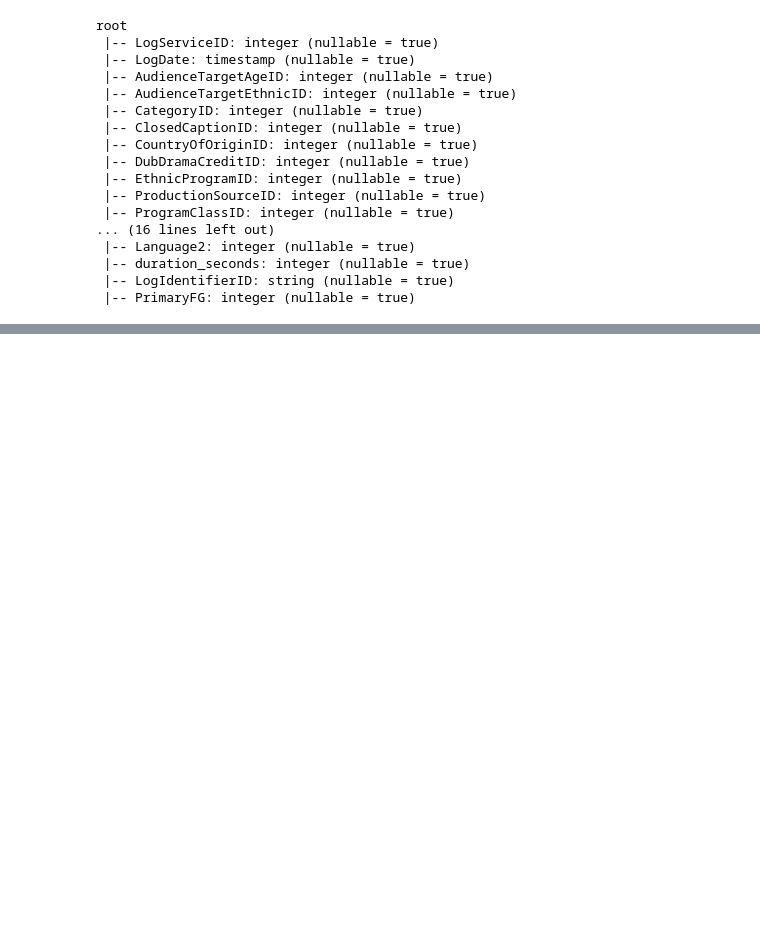
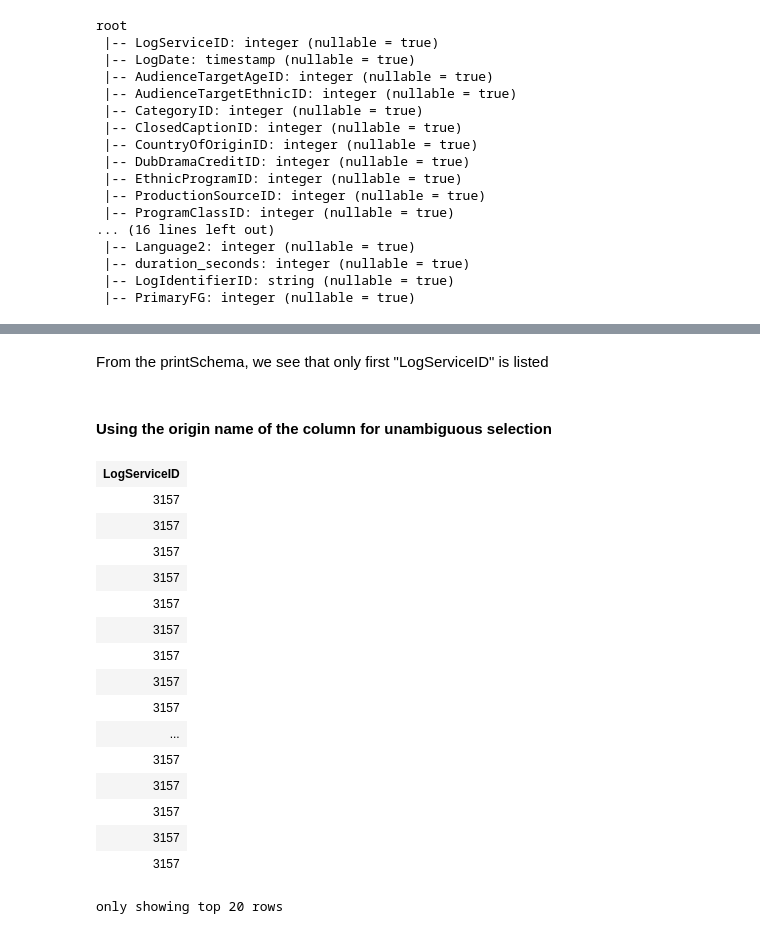
Before and after one commit to pybokeh/jupyter_notebooks, a Jupyter notebook: pyspark/Tutorial/2_Tutorial-Working_With_Tabular_Data.ipynb, the cells around one changed output, grey strips where cells are left out. Drawn from its saved outputs; the diff is of its cells as text; code cells hidden in the pictures; blank space fills up the shorter version.

```diff
--- a/pyspark/Tutorial/2_Tutorial-Working_With_Tabular_Data.ipynb
+++ b/pyspark/Tutorial/2_Tutorial-Working_With_Tabular_Data.ipynb
@@ -517,0 +535,4 @@ root
+# %%
+logs_and_channels = logs.join(log_identifier, "LogServiceID")
+
+logs_and_channels.printSchema()
@@ -517,0 +557,29 @@ root
+# %% [markdown]
+From the printSchema, we see that only first "LogServiceID" is listed
+# %% [markdown]
+#### Using the origin name of the column for unambiguous selection
+# %%
+logs_and_channels_verbose = logs.join(
+    log_identifier, logs["LogServiceID"] == log_identifier["LogServiceID"]
+)
+
+logs_and_channels.drop(log_identifier["LogServiceID"]).select(
+    "LogServiceID")
+# %% [output]
+| LogServiceID |
+| 3157 |
+| 3157 |
+| 3157 |
+| 3157 |
+| 3157 |
+| 3157 |
+| 3157 |
+| 3157 |
+| 3157 |
+| ... |
+| 3157 |
+| 3157 |
+| 3157 |
+| 3157 |
+| 3157 |
+only showing top 20 rows
```
Also changed, not shown: parts of 58 cells of this notebook.
